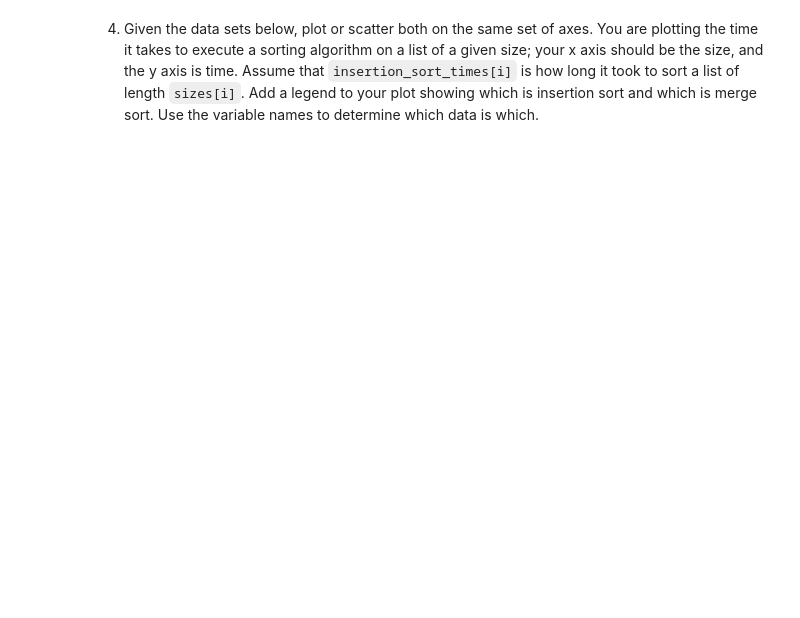
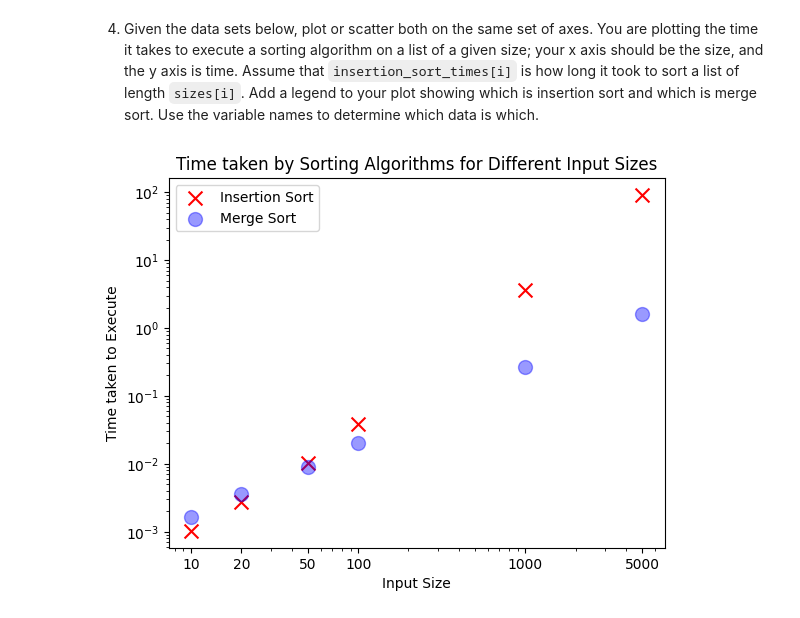
Before and after one commit to dennykami1/pyplot, a Jupyter notebook: pyplot.ipynb, the cells around one changed output. Cells and saved outputs as stored; diff of their text form; code cells hidden in the pictures; blank space fills up the shorter version.

```diff
--- a/pyplot.ipynb
+++ b/pyplot.ipynb
@@ -43,4 +86,18 @@ plt.show()
 # %%
 sizes = [10, 20, 50, 100, 1000, 5000]
 insertion_sort_times = [0.0010252999999999998, 0.0027026999999999954, 0.010147200000000002, 0.0381137, 3.6303399, 91.2180796]
 merge_sort_times = [0.00161889999999687, 0.003635600000009731, 0.0090655000000055, 0.020108000000007564, 0.2687474000000094, 1.6147050999999948]
+
+# make a scatter plot
+plt.scatter(sizes, insertion_sort_times, color='red', marker='x', s=100, label='Insertion Sort')
+plt.scatter(sizes, merge_sort_times, color='blue', marker='o', s=100, label='Merge Sort', alpha=0.4)
+plt.title('Time taken by Sorting Algorithms for Different Input Sizes')
+plt.xlabel('Input Size')
+plt.ylabel('Time taken to Execute')
+plt.yscale('log')
+plt.xscale('log')
+plt.xticks(sizes, sizes)
+plt.legend()
+plt.show()
+# %% [output]
+[figure, added]
```
Also changed, not shown: parts of 3 cells of this notebook.
